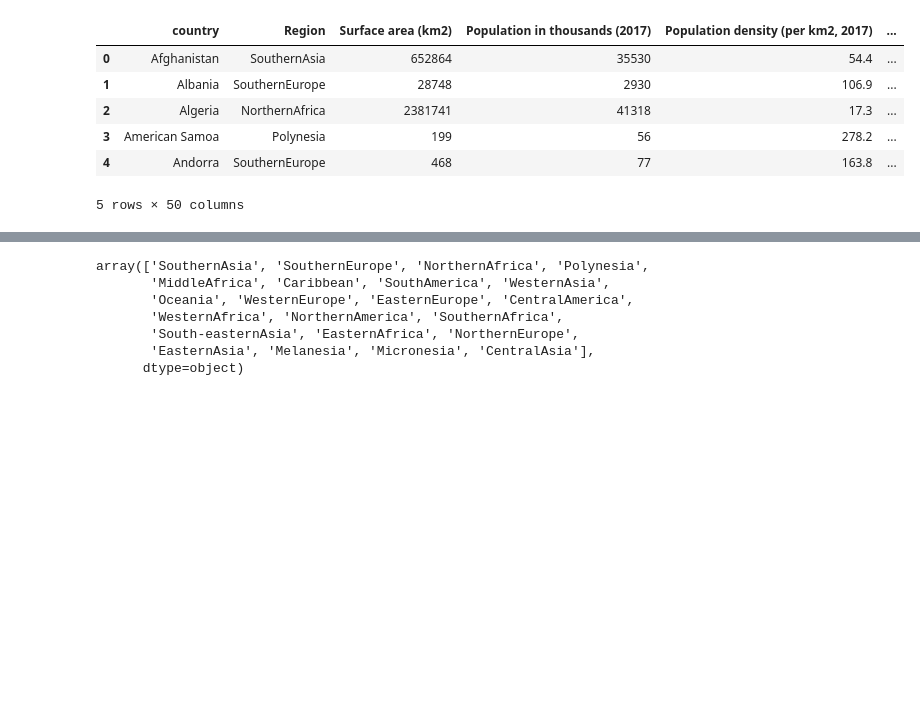
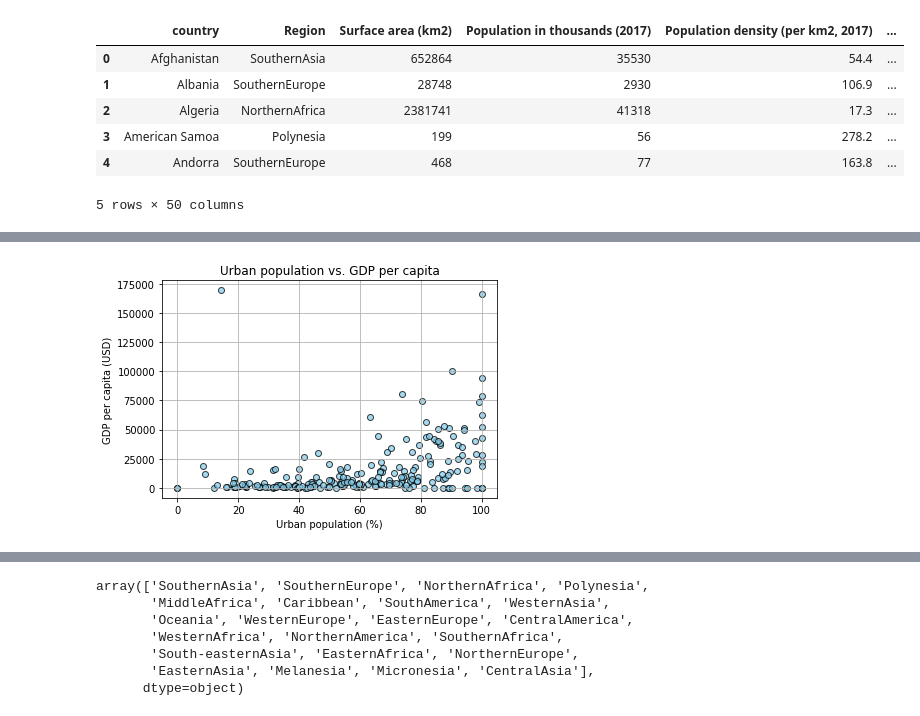
Before and after one commit to Data-Analytics-Project-Group/Visualizing-World-Economic-Trends, a Jupyter notebook: Visualizing World Economic Trends.ipynb, the cells around one changed output, grey strips where cells are left out. Drawn from its saved outputs; the diff is of its cells as text; code cells hidden in the pictures; blank space fills up the shorter version.

Commit message:
Add Project 1 files via upload
Updated Jupyter Notebook file for Project 1 with technology vs. GDP plots.

```diff
--- a/Visualizing World Economic Trends.ipynb
+++ b/Visualizing World Economic Trends.ipynb
@@ -70,0 +73,18 @@ For all other conversions use the data-type specific converters pd.to_datetime,
+# %%
+# Urban population vs. GDP per capita
+plt.scatter(tech_data["Urban population (%)"],
+            tech_data["GDP per capita (USD)"],
+            facecolors = "skyblue",
+            edgecolors = "black",
+            linewidths = 1,
+            marker = "o",
+            alpha = 0.75)
+
+plt.title("Urban population vs. GDP per capita")
+plt.ylabel("GDP per capita (USD)")
+plt.xlabel("Urban population (%)")
+plt.grid(True)
+
+plt.show()
+# %% [output]
+[figure, added]
```
Also changed, not shown: parts of 4 cells of this notebook.
